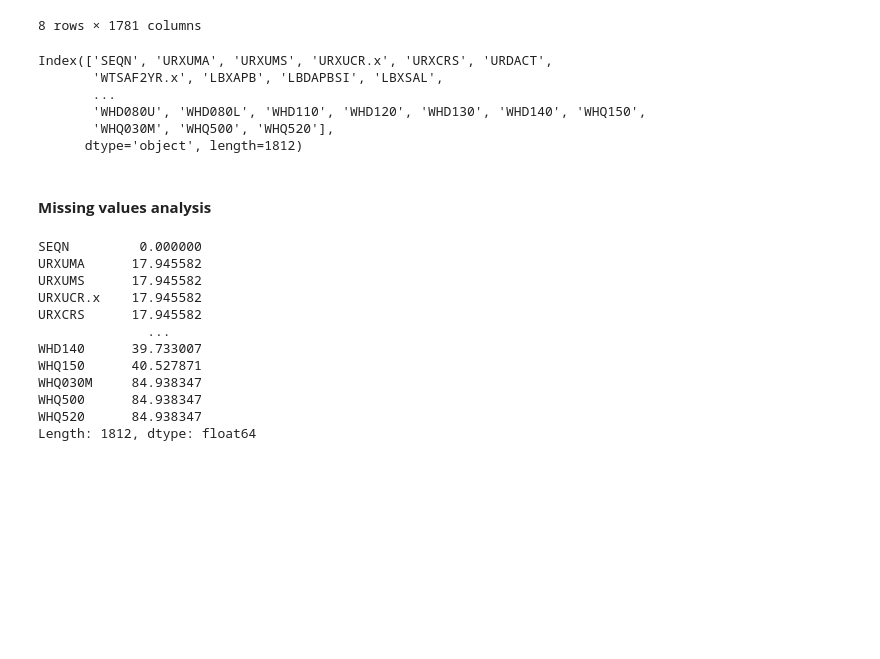
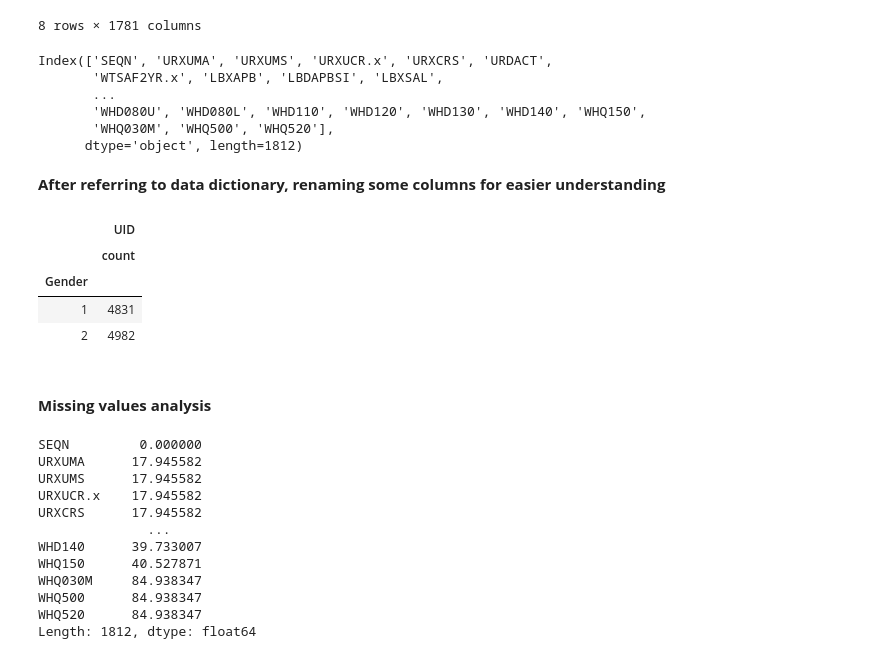
Before and after one commit to VIDHIBSL/Capstone, a Jupyter notebook: Python_Project.ipynb, the cells around one changed output. Cells and saved outputs as stored; diff of their text form; code cells hidden in the pictures; blank space fills up the shorter version.

```diff
--- a/Python_Project.ipynb
+++ b/Python_Project.ipynb
@@ -157,3 +159,5 @@ Index(['SEQN', 'URXUMA', 'URXUMS', 'URXUCR.x', 'URXCRS', 'URDACT',
        'WHD080U', 'WHD080L', 'WHD110', 'WHD120', 'WHD130', 'WHD140', 'WHQ150',
        'WHQ030M', 'WHQ500', 'WHQ520'],
       dtype='object', length=1812)
+# %% [markdown]
+__After referring to data dictionary, renaming some columns for easier understanding__
@@ -160,3 +181,11 @@ Index(['SEQN', 'URXUMA', 'URXUMS', 'URXUCR.x', 'URXCRS', 'URDACT',
+# %%
+final.groupby('Gender').agg({'UID' : ['count']})
+# %% [output]
+|  | UID |
+|  | count |
+| Gender |  |
+| 1 | 4831 |
+| 2 | 4982 |
 # %% [markdown]
 #### __Missing values analysis__
 # %%
```
Also changed, not shown: parts of 15 cells of this notebook.
